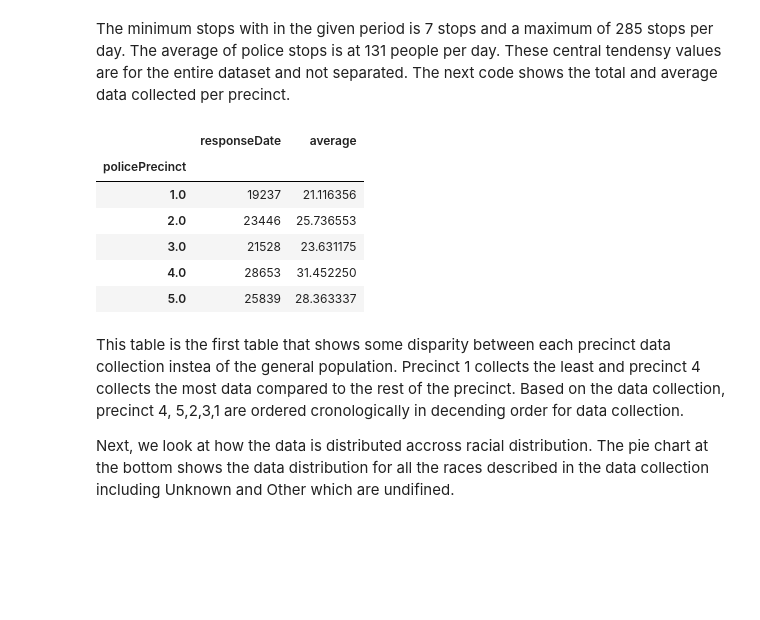
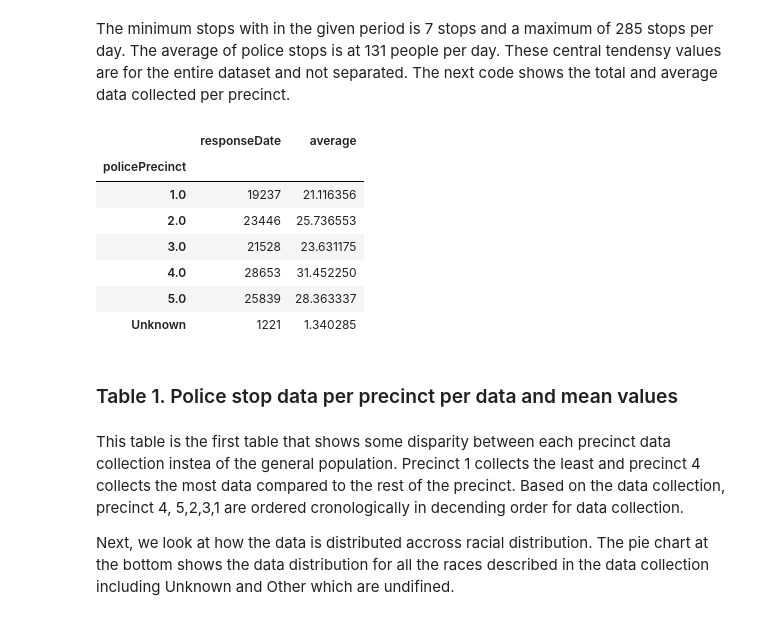
Before and after one commit to Afewerk/Capstones, a Jupyter notebook: CapstonOne #1 - Policing_Minneapolis.ipynb, the cells around one changed output. Cells and saved outputs as stored; diff of their text form; code cells hidden in the pictures; blank space fills up the shorter version.

```diff
--- a/CapstonOne #1 - Policing_Minneapolis.ipynb
+++ b/CapstonOne #1 - Policing_Minneapolis.ipynb
@@ -78,16 +78,18 @@ The minimum stops with in the given period is 7 stops and a maximum of 285 stops
 # %%
 grouped = pd.DataFrame(df.groupby('policePrecinct')['responseDate'].count())
 grouped['average'] = grouped['responseDate'] / 911
-len(grouped)
 grouped
 # %% [output]
 |  | responseDate | average |
 | policePrecinct |  |  |
 | 1.0 | 19237 | 21.116356 |
 | 2.0 | 23446 | 25.736553 |
 | 3.0 | 21528 | 23.631175 |
 | 4.0 | 28653 | 31.452250 |
 | 5.0 | 25839 | 28.363337 |
+| Unknown | 1221 | 1.340285 |
+# %% [markdown]
+### Table 1. Police stop data per precinct per data and mean values
 # %% [markdown]
 This table is the first table that shows some disparity between each precinct data collection instea of the general population. Precinct 1 collects the least and precinct 4 collects the most data compared to the rest of the precinct. Based on the data collection, precinct 4, 5,2,3,1 are ordered cronologically in decending order for data collection.
 
```
Also changed, not shown: parts of 8 cells of this notebook.
